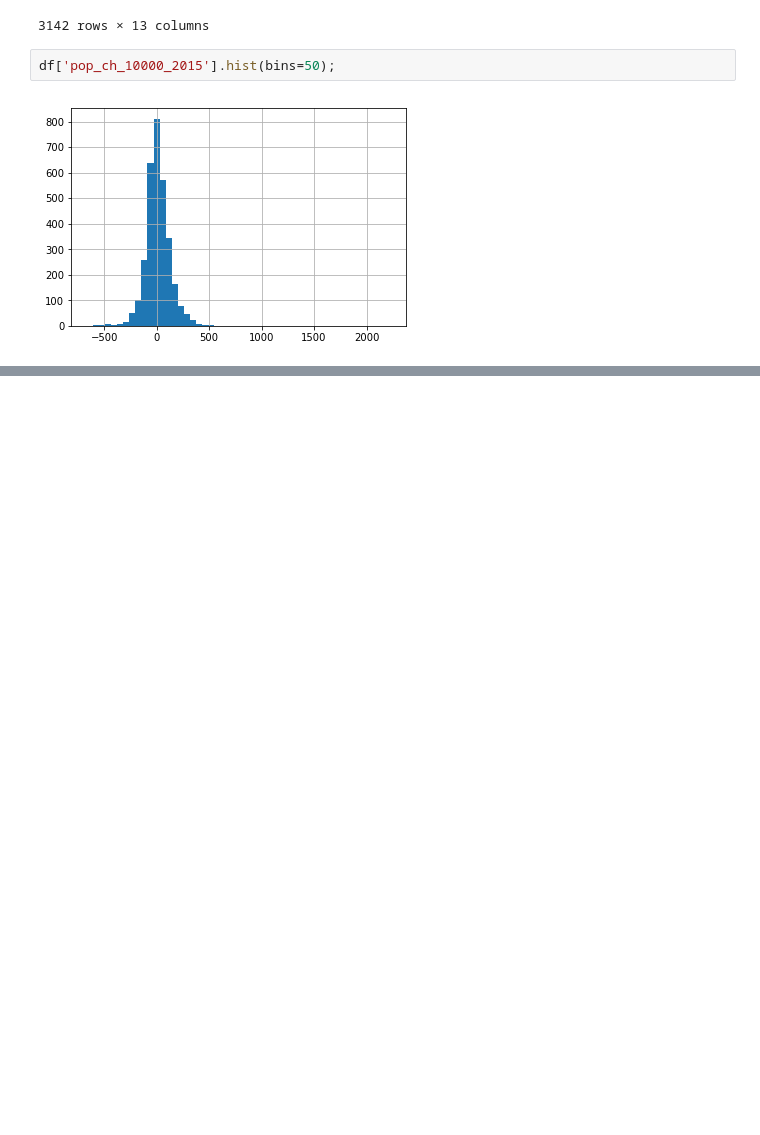
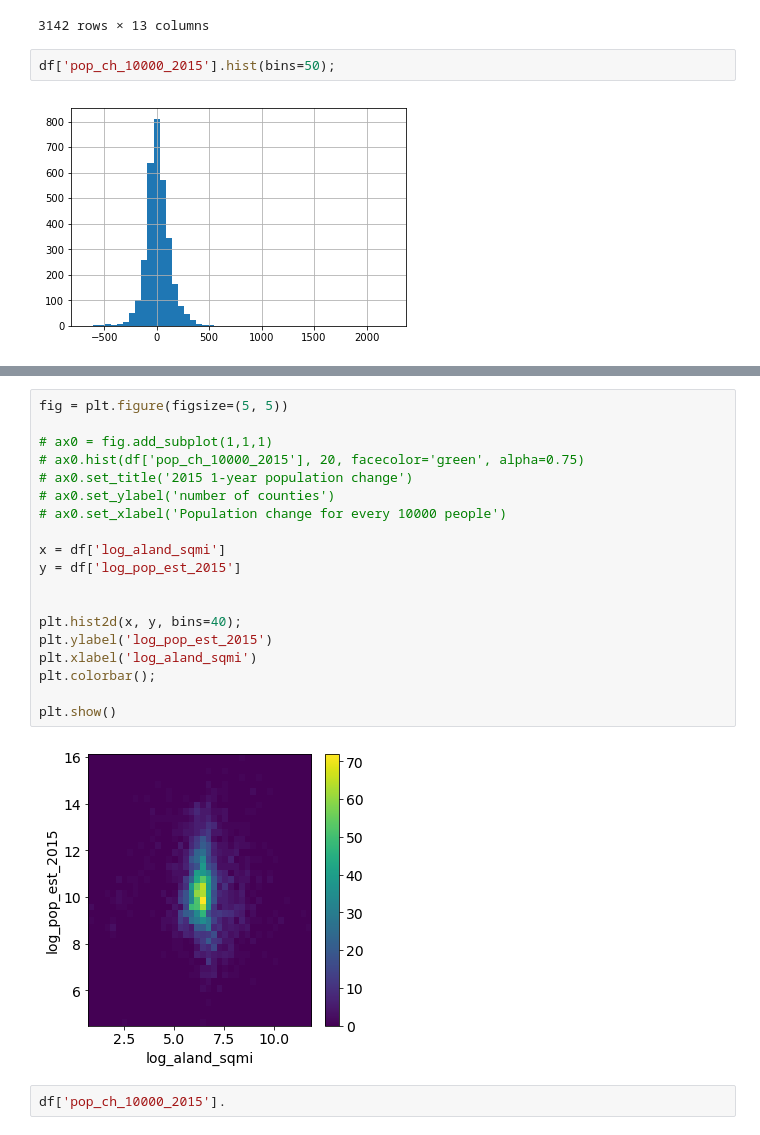
Before and after one commit to arilib/temp, a Jupyter notebook: src/eda_on_2015_pop_and_area_csv.ipynb, the cells around one changed output, grey strips where cells are left out. Cells and saved outputs as stored; diff of their text form; blank space fills up the shorter version.

```diff
--- a/src/eda_on_2015_pop_and_area_csv.ipynb
+++ b/src/eda_on_2015_pop_and_area_csv.ipynb
@@ -137,0 +133,23 @@ py.iplot( fig, validate=False, filename='d3-airports' )
+# %%
+fig = plt.figure(figsize=(5, 5))
+
+# ax0 = fig.add_subplot(1,1,1)
+# ax0.hist(df['pop_ch_10000_2015'], 20, facecolor='green', alpha=0.75)
+# ax0.set_title('2015 1-year population change')
+# ax0.set_ylabel('number of counties')
+# ax0.set_xlabel('Population change for every 10000 people')
+
+x = df['log_aland_sqmi']
+y = df['log_pop_est_2015']
+
+
+plt.hist2d(x, y, bins=40);
+plt.ylabel('log_pop_est_2015')
+plt.xlabel('log_aland_sqmi')
+plt.colorbar();
+
+plt.show()
+# %% [output]
+[figure, added]
+# %%
+df['pop_ch_10000_2015'].
```
Also changed, not shown: parts of 7 cells of this notebook, 3 other files.
